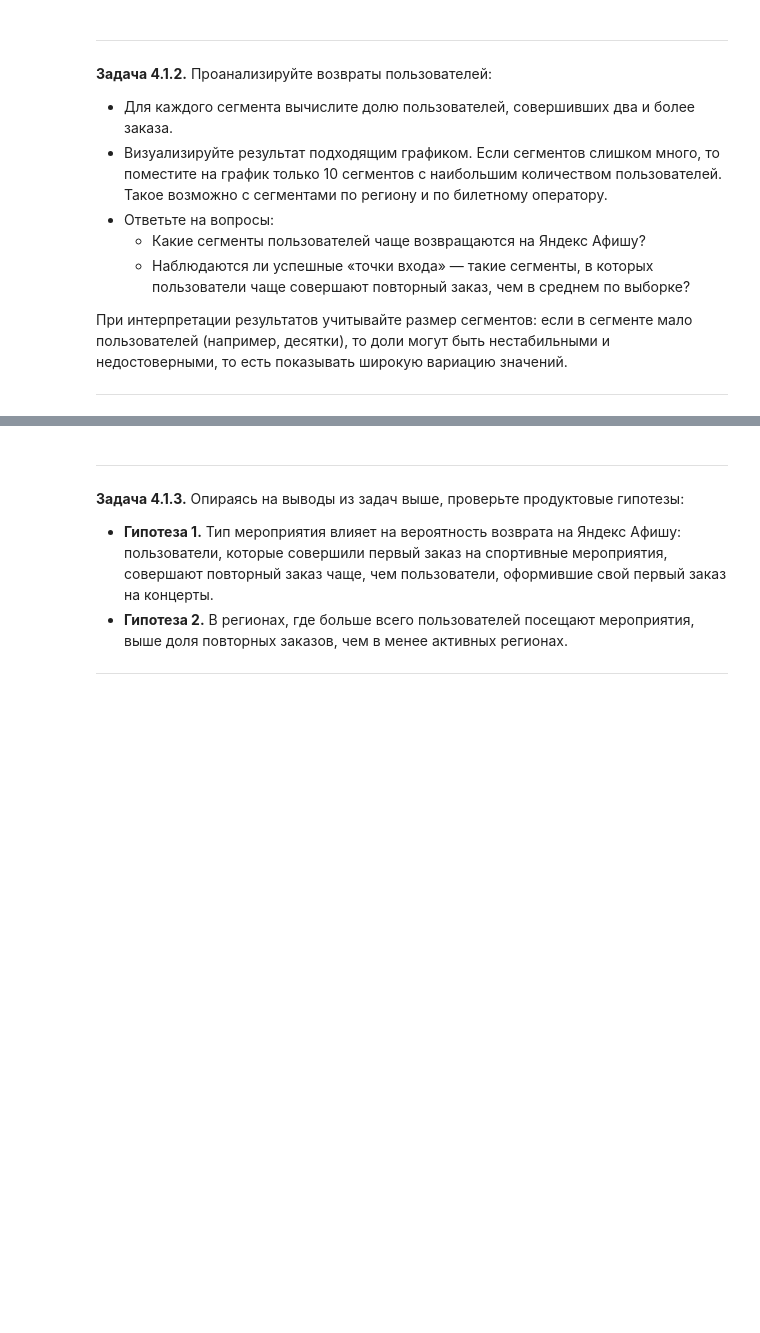
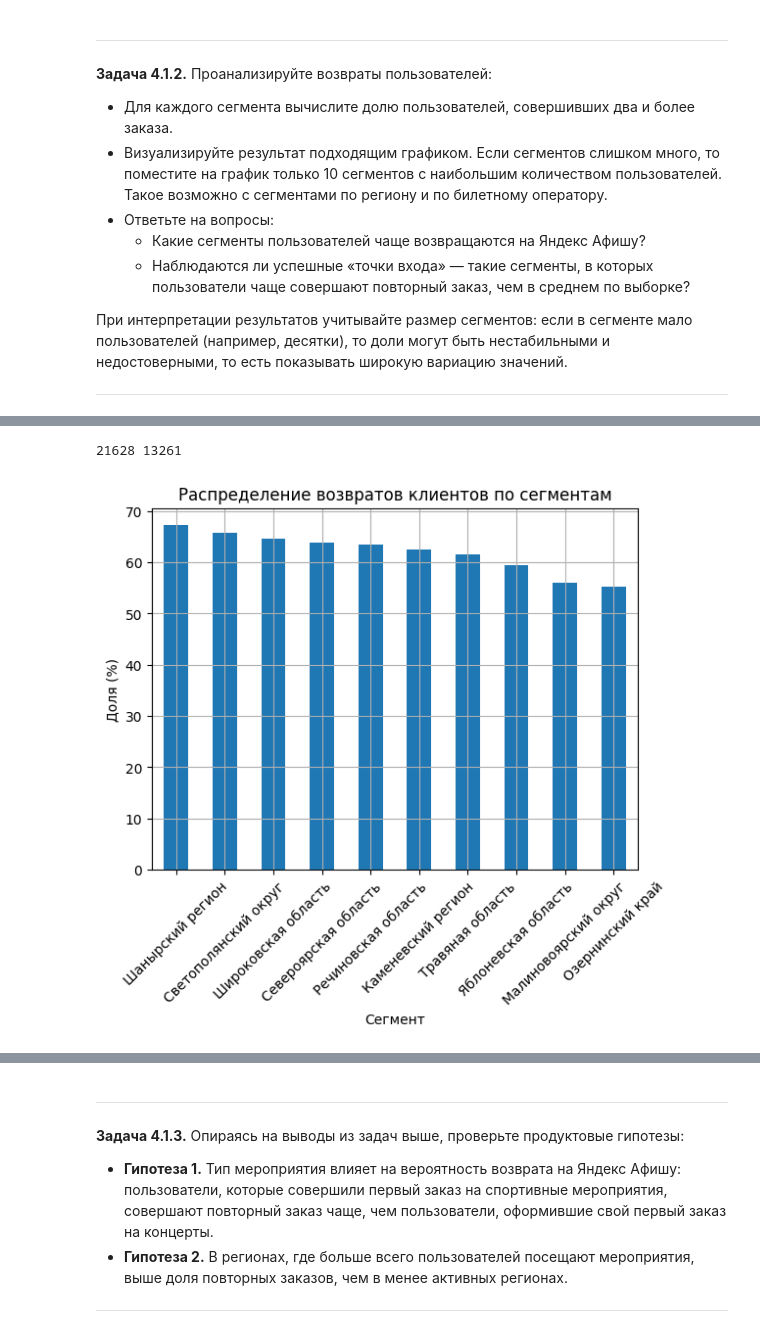
Before and after one commit to KatsayArtemDev/yandex-afisha-user-loyalty, a Jupyter notebook: notebooks/katsay.ipynb, the cells around one changed output, grey strips where cells are left out. Cells and saved outputs as stored; diff of their text form; code cells hidden in the pictures; blank space fills up the shorter version.

```diff
--- a/notebooks/katsay.ipynb
+++ b/notebooks/katsay.ipynb
@@ -585,0 +746,5 @@ print("Было строк в исходном датасете:", before,
+# %%
+show_top_segments_for_loyalty('first_order_region')
+# %% [output]
+21628 13261
+[figure, added]
```
Also changed, not shown: parts of 17 cells of this notebook.
